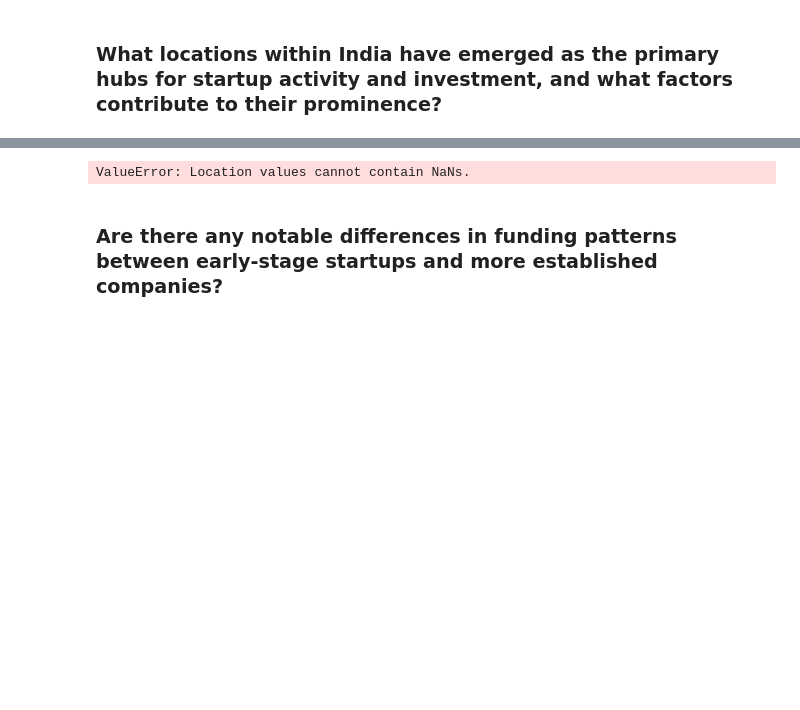
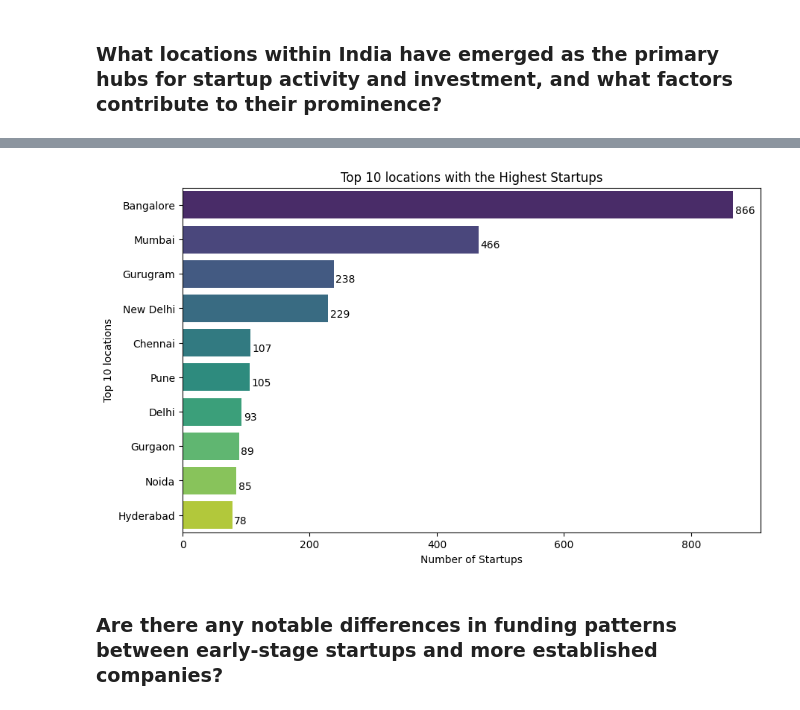
Before and after one commit to valiantezabuku/A-Data-Analysis-Project, a Jupyter notebook: indian_start_up_funding_analysis.ipynb, the cells around one changed output, grey strips where cells are left out. Cells and saved outputs as stored; diff of their text form; code cells hidden in the pictures; blank space fills up the shorter version.

```diff
--- a/indian_start_up_funding_analysis.ipynb
+++ b/indian_start_up_funding_analysis.ipynb
@@ -1605,37 +1639,37 @@ Error retrieving coordinates for Mumbai: HTTPSConnectionPool(host='nominatim.ope
 # %%
-# # Create a map centered around the first location
-map_top_10_locations_by_investment= folium.Map(location=[top_10_locations_by_investment['Latitude'].iloc[0], top_10_locations_by_investment['Longitude'].iloc[0]], zoom_start=3)
-marker_cluster = MarkerCluster().add_to(map_top_10_locations_by_investment)
+# # # Create a map centered around the first location
+# map_top_10_locations_by_investment= folium.Map(location=[top_10_locations_by_investment['Latitude'].iloc[0], top_10_locations_by_investment['Longitude'].iloc[0]], zoom_start=3)
+# marker_cluster = MarkerCluster().add_to(map_top_10_locations_by_investment)
 
-# Add a marker for each location to the MarkerCluster
-for idx, row in top_10_locations_by_investment.iterrows():
-    radius = int(row['growth_billions'] / 1e9)
-    folium.Marker(
-        location=[row['Latitude'], row['Longitude']],
-        popup=folium.Popup(('<strong><font color ="green">'+row['headquarter']+'</font></strong><br>'+
-                            '<strong>Total Investment (Billions): </strong><font color ="blue">'+str(row['growth_billions'])+'</font><br>'), max_width=250),
-    ).add_to(marker_cluster)
-map_top_10_locations_by_investment
+# # Add a marker for each location to the MarkerCluster
+# for idx, row in top_10_locations_by_investment.iterrows():
+#     radius = int(row['growth_billions'] / 1e9)
+#     folium.Marker(
+#         location=[row['Latitude'], row['Longitude']],
+#         popup=folium.Popup(('<strong><font color ="green">'+row['headquarter']+'</font></strong><br>'+
+#                             '<strong>Total Investment (Billions): </strong><font color ="blue">'+str(row['growth_billions'])+'</font><br>'), max_width=250),
+#     ).add_to(marker_cluster)
+# map_top_10_locations_by_investment
-# %% [output]
-ValueError: Location values cannot contain NaNs.
 # %%
-# startups_by_location2 = final_dataset['headquarter'].value_counts()
+startups_by_location2 = final_dataset['headquarter'].value_counts()
 
-# # Reset index and get the top 10 locations
-# top_10_locations2 = startups_by_location2.head(10).sort_values(ascending=False).reset_index()
-# top_10_locations2.columns = ['headquarter', 'count']
+# Reset index and get the top 10 locations
+top_10_locations2 = startups_by_location2.head(10).sort_values(ascending=False).reset_index()
+top_10_locations2.columns = ['headquarter', 'count']
 
 
-# # Plotting using seaborn
-# plt.figure(figsize=(10, 6))
-# ax = sns.barplot(x='count', y='headquarter', data=top_10_locations2, palette="viridis")
+# Plotting using seaborn
+plt.figure(figsize=(10, 6))
+ax = sns.barplot(x='count', y='headquarter', data=top_10_locations2, palette="viridis")
 
-# # Add the numbers near the bars
-# for i, v in enumerate(top_10_locations2['count']):
-#     ax.text(v + 3, i + .25, str(v), color='black', fontweight='light')
+# Add the numbers near the bars
+for i, v in enumerate(top_10_locations2['count']):
+    ax.text(v + 3, i + .25, str(v), color='black', fontweight='light')
 
-# plt.title('Top 10 locations with the Highest Startups')
-# plt.xlabel('Number of Startups')
-# plt.ylabel('Top 10 locations')
-# plt.show()
+plt.title('Top 10 locations with the Highest Startups')
+plt.xlabel('Number of Startups')
+plt.ylabel('Top 10 locations')
+plt.show()
+# %% [output]
+[figure, added]
 # %%
```
Also changed, not shown: parts of 40 cells of this notebook.
